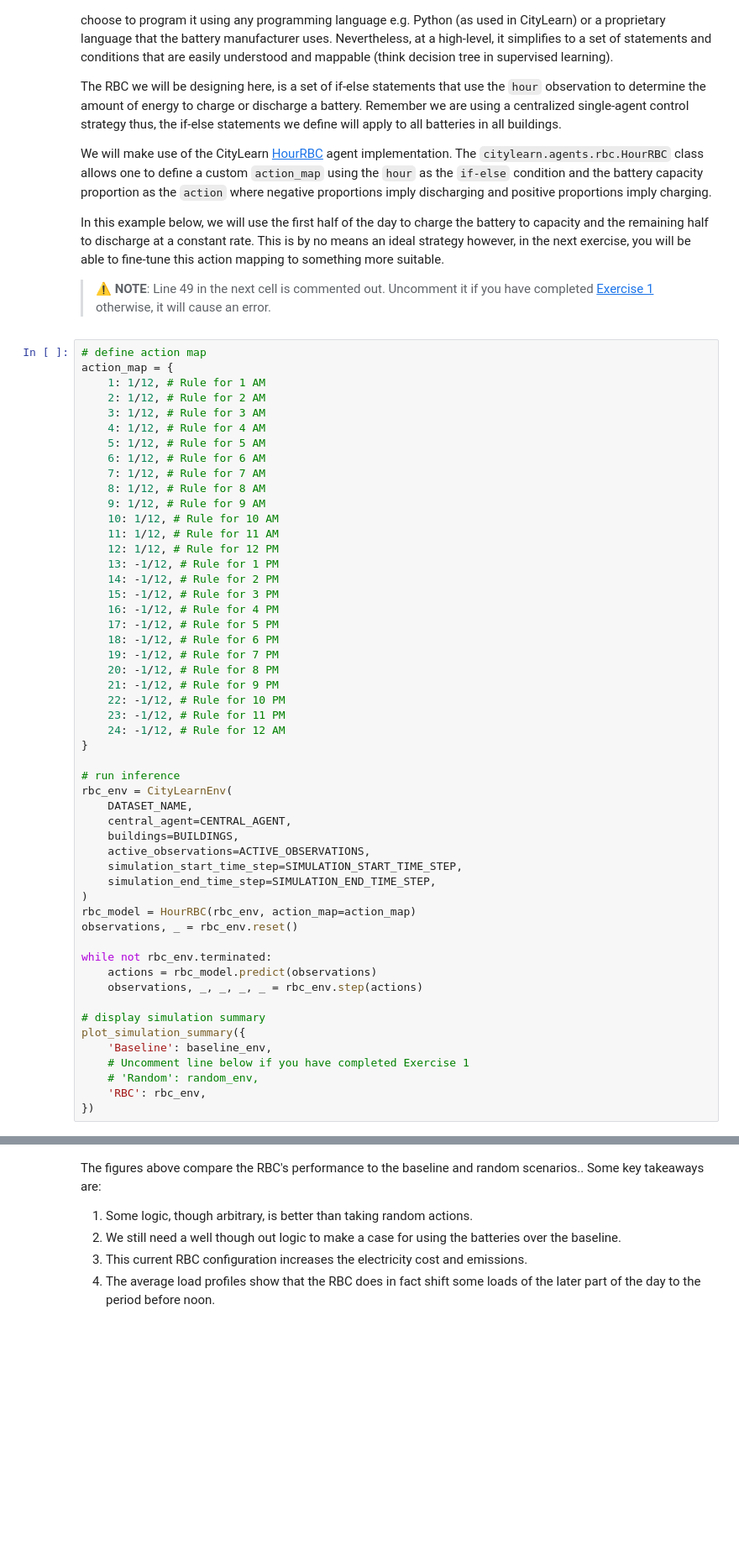
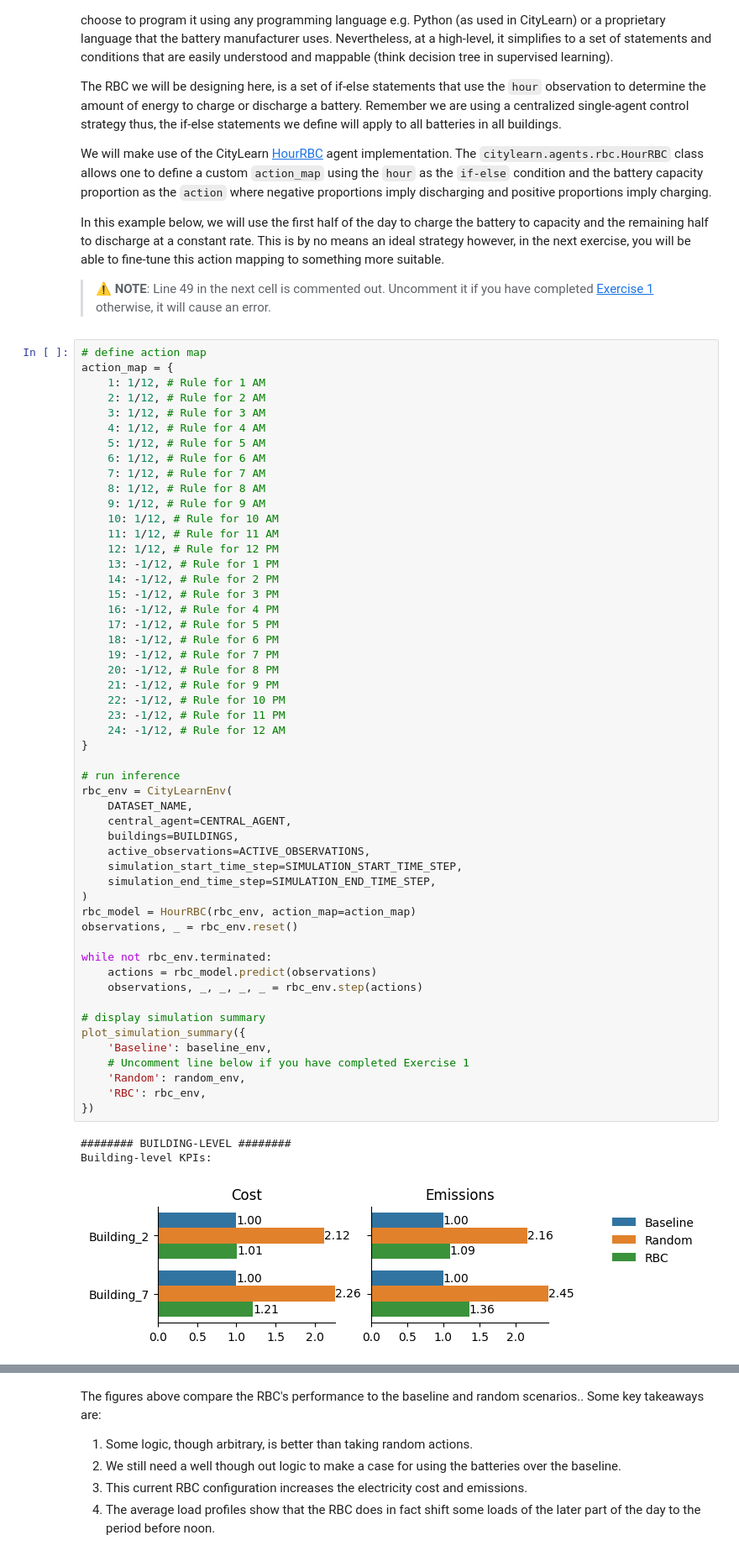
Before and after one commit to istayheart/CityLearn, a Jupyter notebook: citylearn_ccai_tutorial.ipynb, the cells around one changed output, grey strips where cells are left out. Shown at 84% size. Drawn from its saved outputs; the diff is of its cells as text; blank space fills up the shorter version.

```diff
--- a/citylearn_ccai_tutorial.ipynb
+++ b/citylearn_ccai_tutorial.ipynb
@@ -1456,31 +1510,35 @@ action_map = {
     19: -1/12, # Rule for 7 PM
     20: -1/12, # Rule for 8 PM
     21: -1/12, # Rule for 9 PM
     22: -1/12, # Rule for 10 PM
     23: -1/12, # Rule for 11 PM
     24: -1/12, # Rule for 12 AM
 }
 
 # run inference
 rbc_env = CityLearnEnv(
     DATASET_NAME,
     central_agent=CENTRAL_AGENT,
     buildings=BUILDINGS,
     active_observations=ACTIVE_OBSERVATIONS,
     simulation_start_time_step=SIMULATION_START_TIME_STEP,
     simulation_end_time_step=SIMULATION_END_TIME_STEP,
 )
 rbc_model = HourRBC(rbc_env, action_map=action_map)
 observations, _ = rbc_env.reset()
 
 while not rbc_env.terminated:
     actions = rbc_model.predict(observations)
     observations, _, _, _, _ = rbc_env.step(actions)
 
 # display simulation summary
 plot_simulation_summary({
     'Baseline': baseline_env,
     # Uncomment line below if you have completed Exercise 1
-    # 'Random': random_env,
+    'Random': random_env,
     'RBC': rbc_env,
 })
+# %% [output]
+######## BUILDING-LEVEL ########
+Building-level KPIs:
+[figure, added]
```
Also changed, not shown: parts of 18 cells of this notebook.
